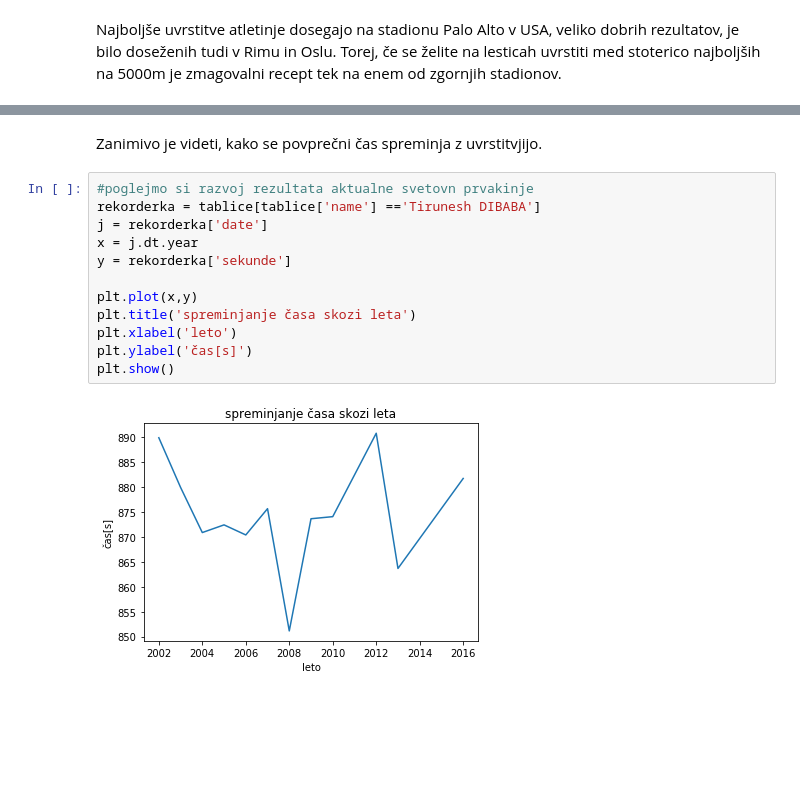
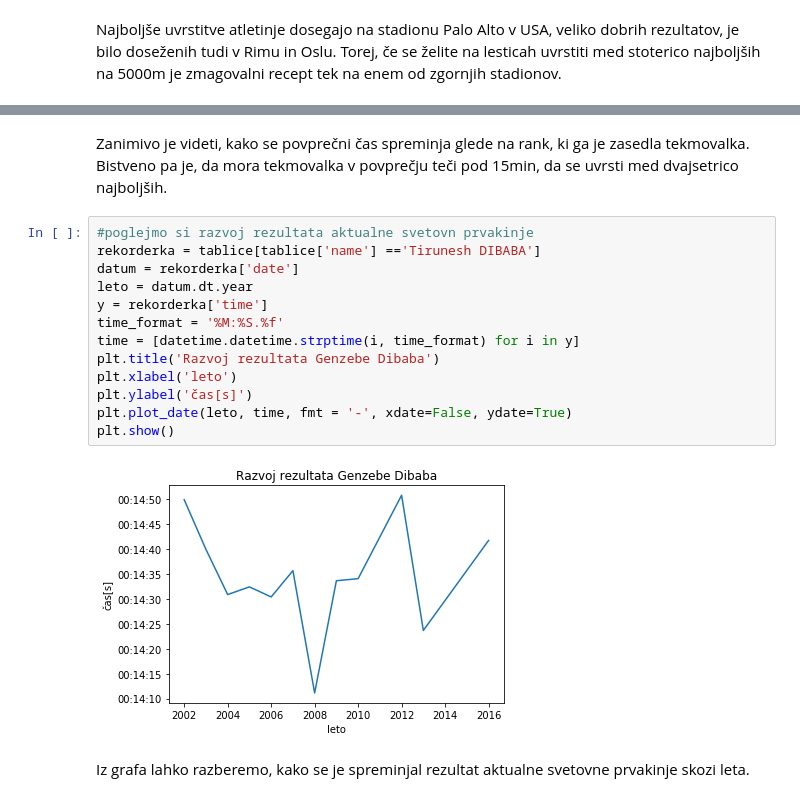
Before and after one commit to lauraguzeljblatnik/iaaf-tablice, a Jupyter notebook: Tablice.ipynb, the cells around one changed output, grey strips where cells are left out. Saved outputs shown, nothing was run; the diff lists cells and outputs as text; blank space fills up the shorter version.

```diff
--- a/Tablice.ipynb
+++ b/Tablice.ipynb
@@ -121,17 +174,20 @@ rank
 Name: sekunde, dtype: object
-# %% [markdown]
-Zanimivo je videti, kako se povprečni čas spreminja z uvrstitvjijo.
+# %% [markdown]
+Zanimivo je videti, kako se povprečni čas spreminja glede na rank, ki ga je zasedla tekmovalka. Bistveno pa je, da mora tekmovalka v povprečju teči pod 15min, da se uvrsti med dvajsetrico najboljših.
 # %%
 #poglejmo si razvoj rezultata aktualne svetovn prvakinje
 rekorderka = tablice[tablice['name'] =='Tirunesh DIBABA']
-j = rekorderka['date']
-x = j.dt.year
-y = rekorderka['sekunde']
-
-plt.plot(x,y)
-plt.title('spreminjanje časa skozi leta')
+datum = rekorderka['date']
+leto = datum.dt.year
+y = rekorderka['time']
+time_format = '%M:%S.%f'
+time = [datetime.datetime.strptime(i, time_format) for i in y]
+plt.title('Razvoj rezultata Genzebe Dibaba')
 plt.xlabel('leto')
 plt.ylabel('čas[s]')
+plt.plot_date(leto, time, fmt = '-', xdate=False, ydate=True)
 plt.show()
 # %% [output]
-[figure, old version]
+[figure, new version]
+# %% [markdown]
+Iz grafa lahko razberemo, kako se je spreminjal rezultat aktualne svetovne prvakinje skozi leta.
```
Also changed, not shown: parts of 17 cells of this notebook.
